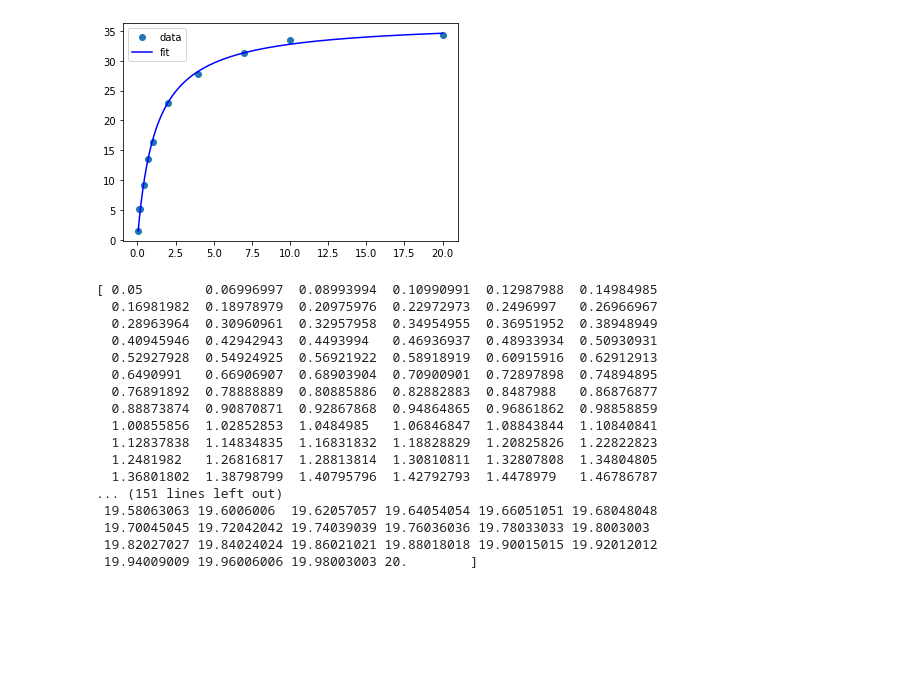
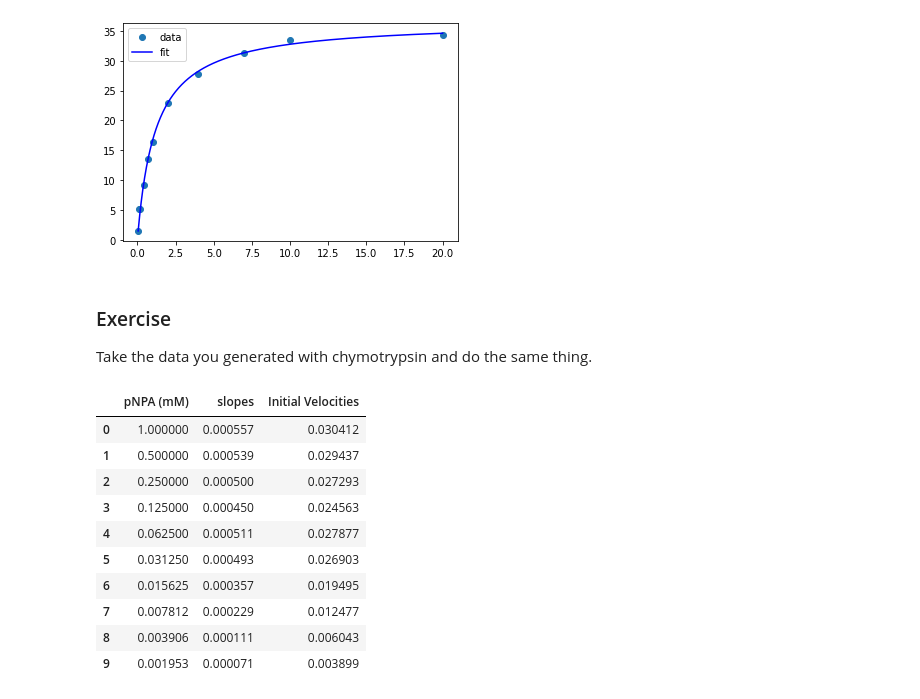
Before and after one commit to MolSSI-Education/python-scripting-biochemistry, a Jupyter notebook: biochemist-python/chapters/Non-Linear Regression Part 2.ipynb, the cells around one changed output. Drawn from its saved outputs; the diff is of its cells as text; code cells hidden in the pictures; blank space fills up the shorter version.

```diff
--- a/biochemist-python/chapters/Non-Linear Regression Part 2.ipynb
+++ b/biochemist-python/chapters/Non-Linear Regression Part 2.ipynb
@@ -198,21 +196,21 @@ plt.legend()
-# %%
-fit_x = np.linspace(np.min(xdata), np.max(xdata), 1000)
-print(fit_x)
-# %% [output]
-[ 0.05        0.06996997  0.08993994  0.10990991  0.12987988  0.14984985
-  0.16981982  0.18978979  0.20975976  0.22972973  0.2496997   0.26966967
-  0.28963964  0.30960961  0.32957958  0.34954955  0.36951952  0.38948949
-  0.40945946  0.42942943  0.4493994   0.46936937  0.48933934  0.50930931
-  0.52927928  0.54924925  0.56921922  0.58918919  0.60915916  0.62912913
-  0.6490991   0.66906907  0.68903904  0.70900901  0.72897898  0.74894895
-  0.76891892  0.78888889  0.80885886  0.82882883  0.8487988   0.86876877
-  0.88873874  0.90870871  0.92867868  0.94864865  0.96861862  0.98858859
-  1.00855856  1.02852853  1.0484985   1.06846847  1.08843844  1.10840841
-  1.12837838  1.14834835  1.16831832  1.18828829  1.20825826  1.22822823
-  1.2481982   1.26816817  1.28813814  1.30810811  1.32807808  1.34804805
-  1.36801802  1.38798799  1.40795796  1.42792793  1.4478979   1.46786787
-... (151 lines left out)
- 19.58063063 19.6006006  19.62057057 19.64054054 19.66051051 19.68048048
- 19.70045045 19.72042042 19.74039039 19.76036036 19.78033033 19.8003003
- 19.82027027 19.84024024 19.86021021 19.88018018 19.90015015 19.92012012
- 19.94009009 19.96006006 19.98003003 20.        ]
+# %% [markdown]
+### Exercise
+Take the data you generated with chymotrypsin and do the same thing.
+# %%
+# create the filehandle
+datafile = os.path.join('biochemist-python', 'chapters', 'data', 'chymo_MM_data.csv')
+# import the data
+c_rates_df = pd.read_csv(datafile)
+c_rates_df
+# %% [output]
+|  | pNPA (mM) | slopes | Initial Velocities |
+| 0 | 1.000000 | 0.000557 | 0.030412 |
+| 1 | 0.500000 | 0.000539 | 0.029437 |
+| 2 | 0.250000 | 0.000500 | 0.027293 |
+| 3 | 0.125000 | 0.000450 | 0.024563 |
+| 4 | 0.062500 | 0.000511 | 0.027877 |
+| 5 | 0.031250 | 0.000493 | 0.026903 |
+| 6 | 0.015625 | 0.000357 | 0.019495 |
+| 7 | 0.007812 | 0.000229 | 0.012477 |
+| 8 | 0.003906 | 0.000111 | 0.006043 |
+| 9 | 0.001953 | 0.000071 | 0.003899 |
```
Also changed, not shown: parts of 5 cells of this notebook.
